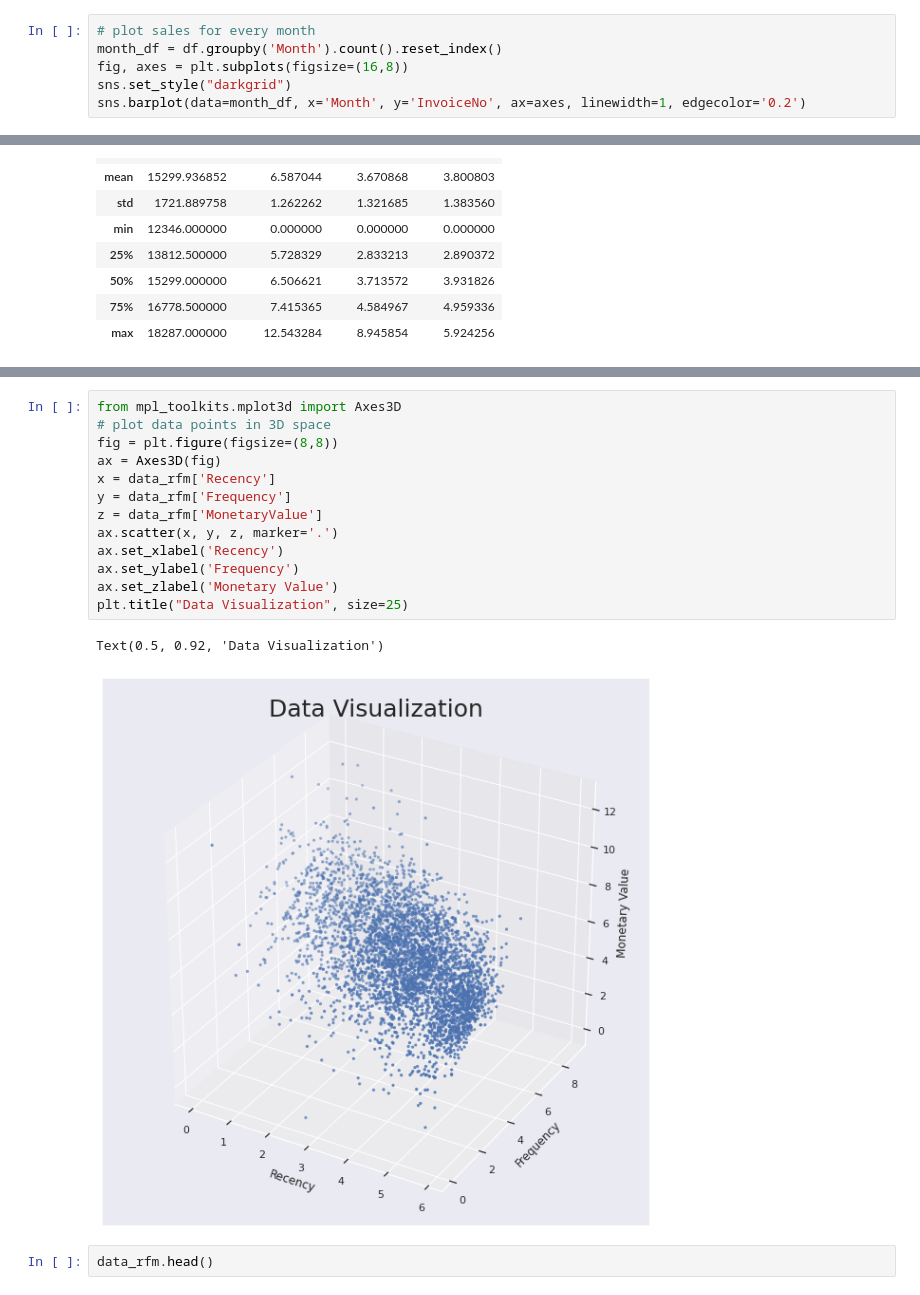
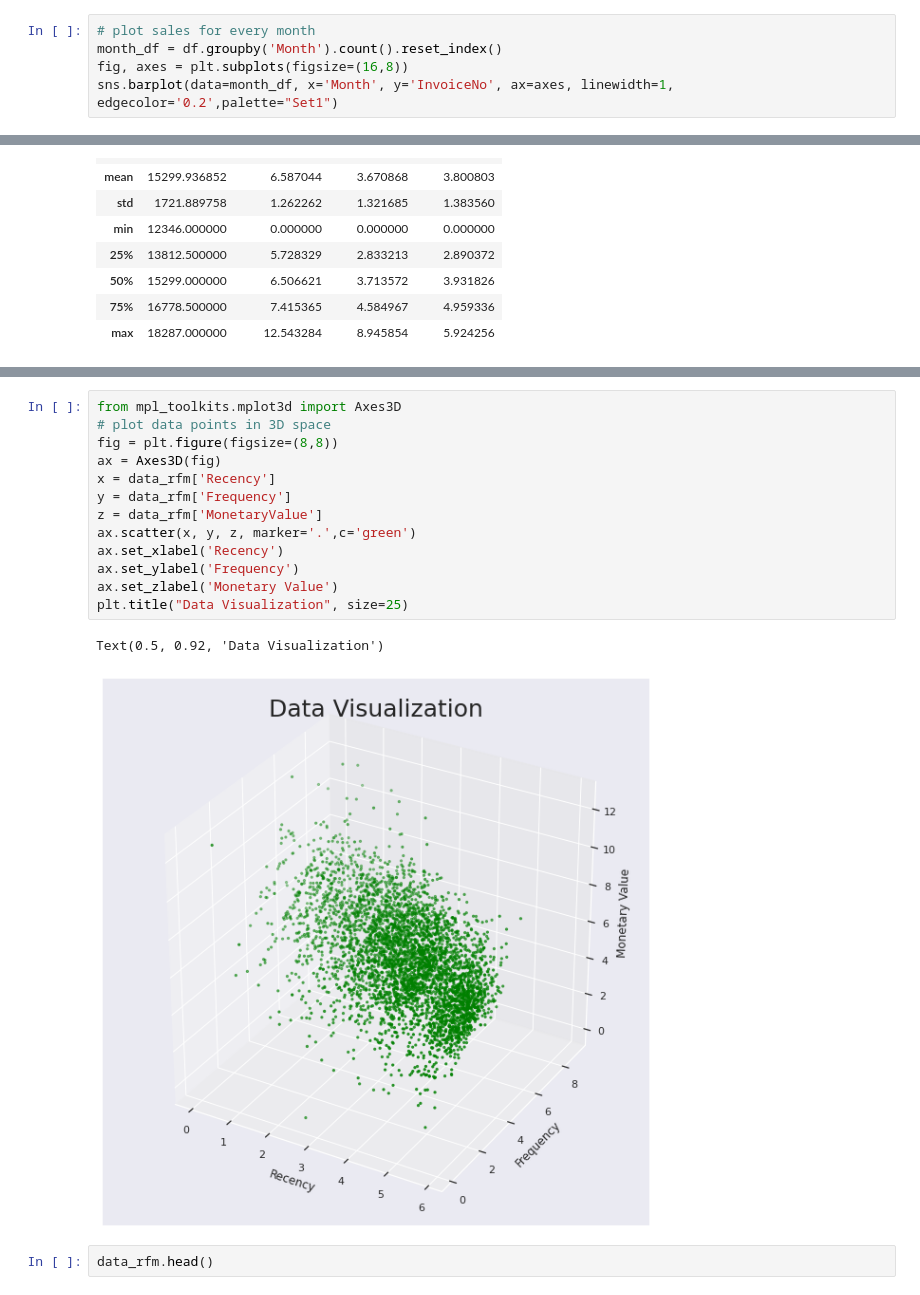
Before and after one commit to tejaswaroop2310/Customer-Segmentation, a Jupyter notebook: Onlinf_Retail_Customer_Segmentation.ipynb, the cells around one changed output, grey strips where cells are left out. Drawn from its saved outputs; the diff is of its cells as text.

```diff
--- a/Onlinf_Retail_Customer_Segmentation.ipynb
+++ b/Onlinf_Retail_Customer_Segmentation.ipynb
@@ -244,7 +251,6 @@ df.head()
 # plot sales for every month
 month_df = df.groupby('Month').count().reset_index()
 fig, axes = plt.subplots(figsize=(16,8))
-sns.set_style("darkgrid")
-sns.barplot(data=month_df, x='Month', y='InvoiceNo', ax=axes, linewidth=1, edgecolor='0.2')
+sns.barplot(data=month_df, x='Month', y='InvoiceNo', ax=axes, linewidth=1, edgecolor='0.2',palette="Set1")
 # %% [output]
 <matplotlib.axes._subplots.AxesSubplot at 0x...>
@@ -518,19 +523,19 @@ Text(0.5, 0.98, 'Data distribution after log transform')
 # %%
 from mpl_toolkits.mplot3d import Axes3D
 # plot data points in 3D space
 fig = plt.figure(figsize=(8,8))
 ax = Axes3D(fig)
 x = data_rfm['Recency']
 y = data_rfm['Frequency']
 z = data_rfm['MonetaryValue']
-ax.scatter(x, y, z, marker='.')
+ax.scatter(x, y, z, marker='.',c='green')
 ax.set_xlabel('Recency')
 ax.set_ylabel('Frequency')
 ax.set_zlabel('Monetary Value')
 plt.title("Data Visualization", size=25)
 # %% [output]
 Text(0.5, 0.92, 'Data Visualization')
-[figure, old version]
+[figure, new version]
 # %%
 data_rfm.head()
 # %% [output]
```
Also changed, not shown: parts of 31 cells of this notebook.
